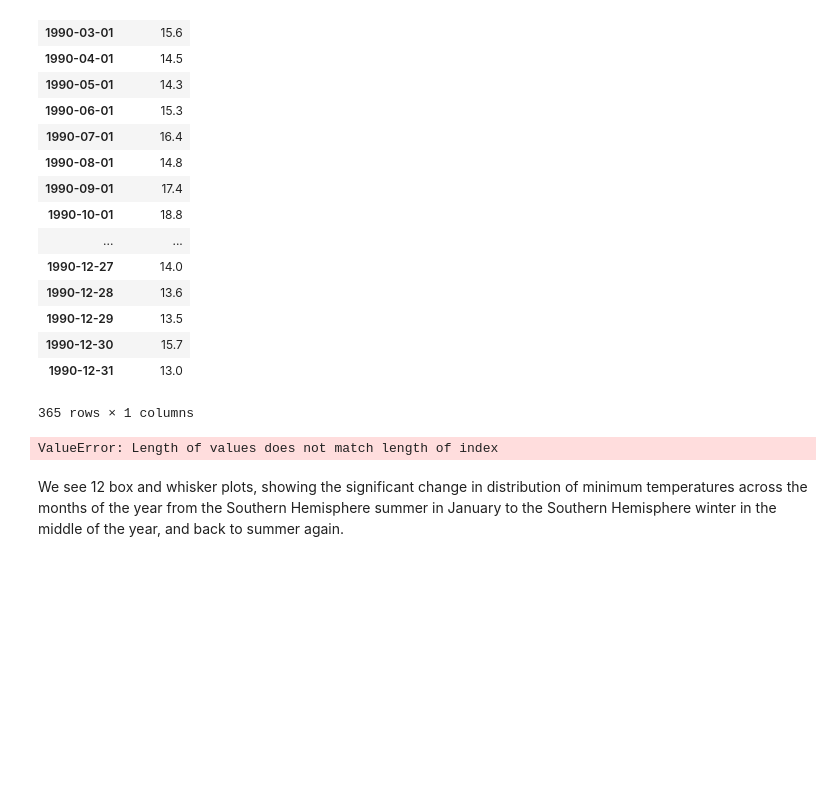
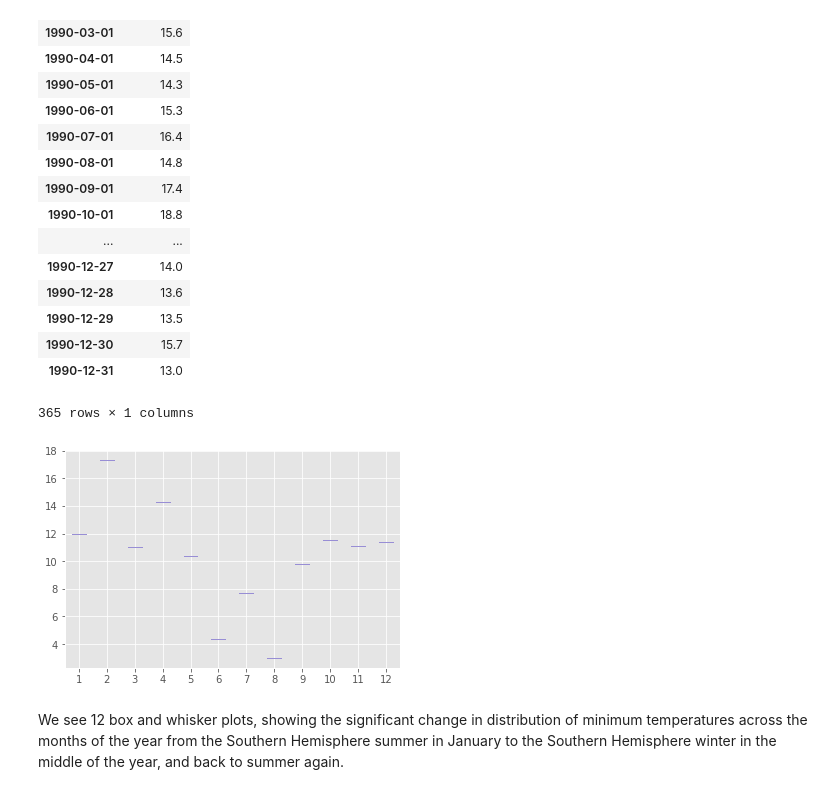
Before and after one commit to danjizquierdo/dsc-3-25-04-visualizing-time-series-data-lab-nyc-ds-career-012819, a Jupyter notebook: index.ipynb, the cells around one changed output. Cells and saved outputs as stored; diff of their text form; code cells hidden in the pictures; blank space fills up the shorter version.

```diff
--- a/index.ipynb
+++ b/index.ipynb
@@ -180,11 +180,11 @@ last_yr
 # %%
 month_groups = last_yr.groupby(Grouper(freq='M'))
 monthly_data=pd.DataFrame()
 for month, group in month_groups:
-    monthly_data[month.month]=group.values.ravel()
+    monthly_data[month.month]=group.values[month.month]
 monthly_data.boxplot();
 # %% [output]
-ValueError: Length of values does not match length of index
+[figure, added]
 # %%
 # Use temp Dataset to extract values for 1990
 
```
